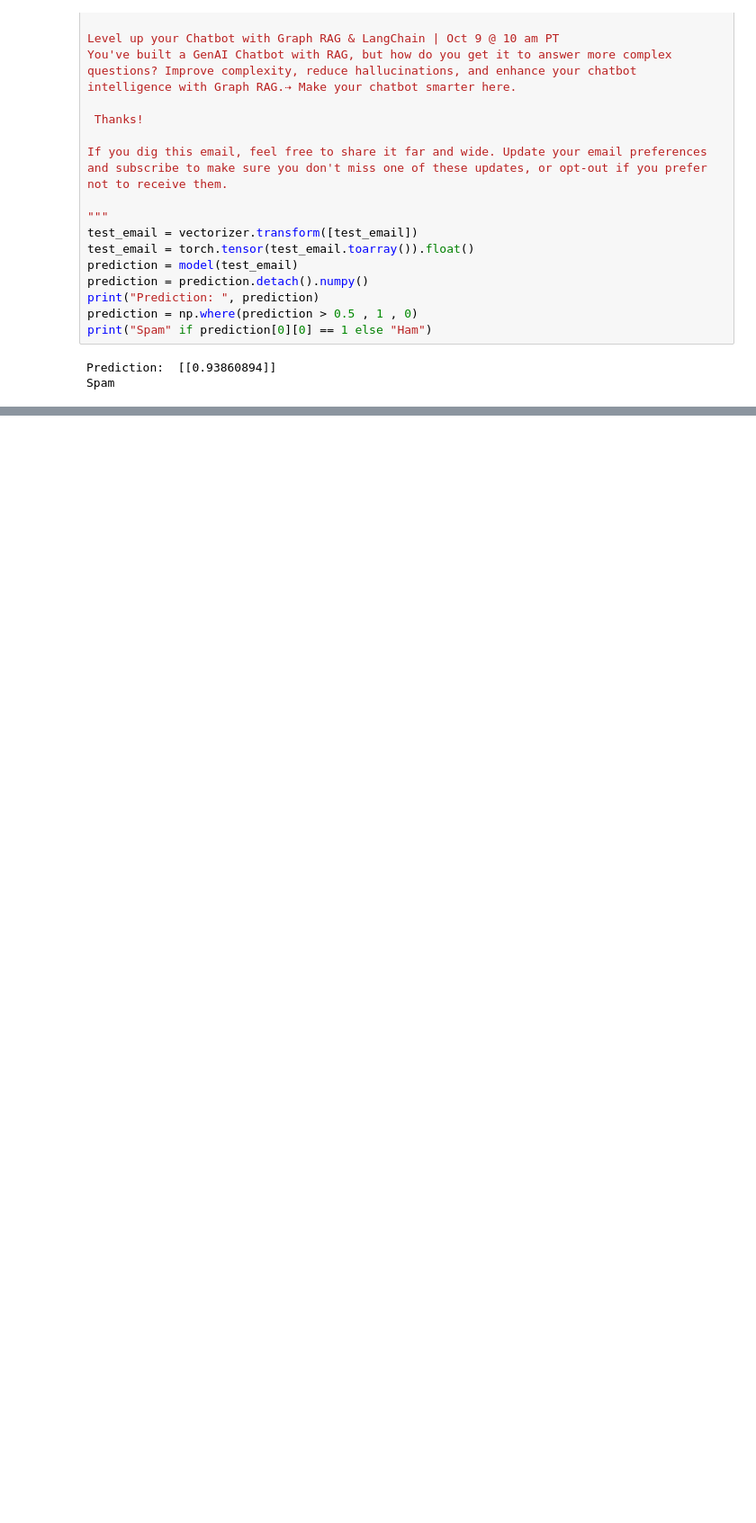
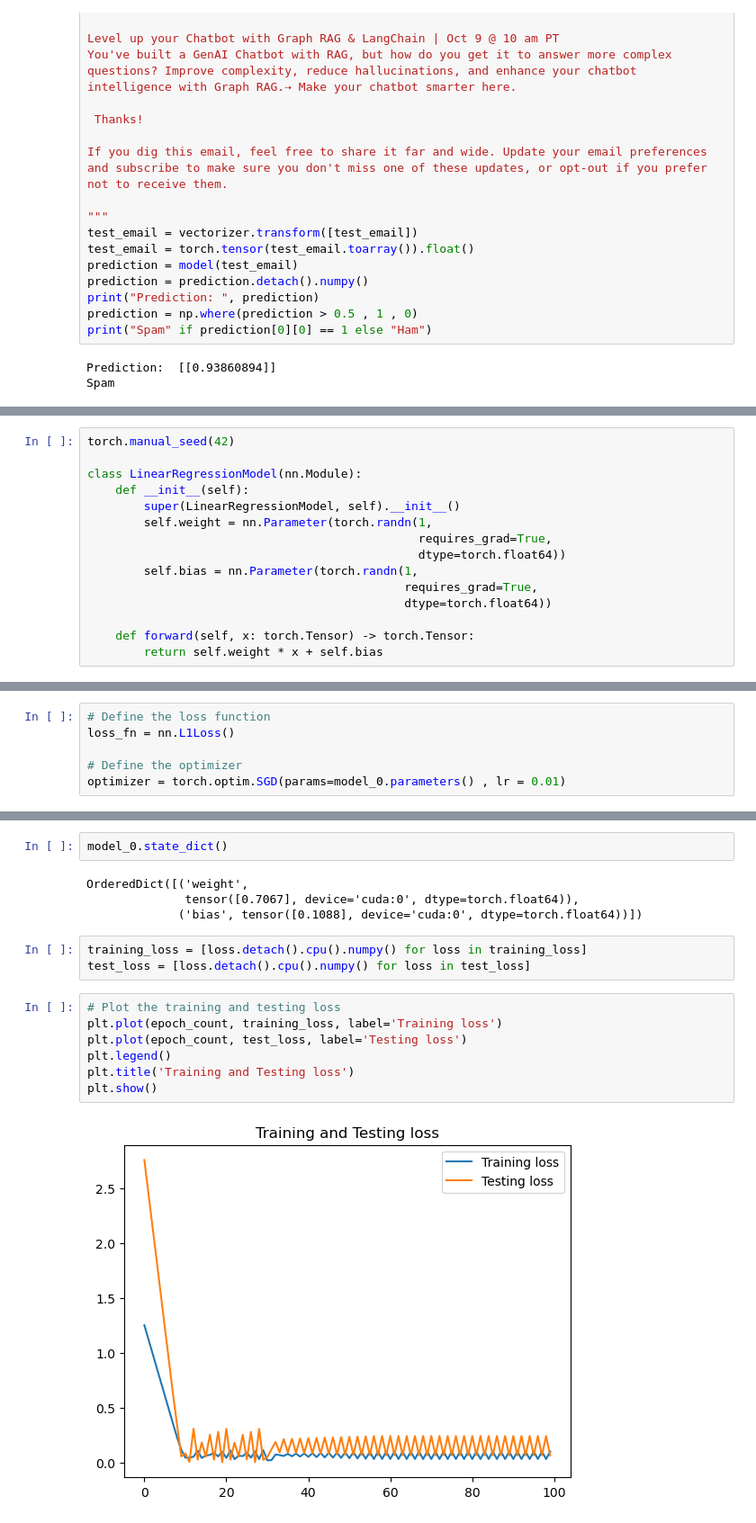
Before and after one commit to kowshik24/pytorch-practice, a Jupyter notebook: Introduction-Pytorch.ipynb, the cells around one changed output, grey strips where cells are left out. Shown at 90% size. Saved outputs shown, nothing was run; the diff lists cells and outputs as text; blank space fills up the shorter version.

```diff
--- a/Introduction-Pytorch.ipynb
+++ b/Introduction-Pytorch.ipynb
@@ -557,0 +597,15 @@ Spam
+# %%
+torch.manual_seed(42)
+
+class LinearRegressionModel(nn.Module):
+    def __init__(self):
+        super(LinearRegressionModel, self).__init__()
+        self.weight = nn.Parameter(torch.randn(1,
+                                               requires_grad=True,
+                                               dtype=torch.float64))
+        self.bias = nn.Parameter(torch.randn(1,
+                                             requires_grad=True,
+                                             dtype=torch.float64))
+
+    def forward(self, x: torch.Tensor) -> torch.Tensor:
+        return self.weight * x + self.bias
@@ -557,0 +627,6 @@ Spam
+# %%
+# Define the loss function
+loss_fn = nn.L1Loss()
+
+# Define the optimizer
+optimizer = torch.optim.SGD(params=model_0.parameters() , lr = 0.01)
@@ -557,0 +683,18 @@ Spam
+# %%
+model_0.state_dict()
+# %% [output]
+OrderedDict([('weight',
+              tensor([0.7067], device='cuda:0', dtype=torch.float64)),
+             ('bias', tensor([0.1088], device='cuda:0', dtype=torch.float64))])
+# %%
+training_loss = [loss.detach().cpu().numpy() for loss in training_loss]
+test_loss = [loss.detach().cpu().numpy() for loss in test_loss]
+# %%
+# Plot the training and testing loss
+plt.plot(epoch_count, training_loss, label='Training loss')
+plt.plot(epoch_count, test_loss, label='Testing loss')
+plt.legend()
+plt.title('Training and Testing loss')
+plt.show()
+# %% [output]
+[figure, added]
```
Also changed, not shown: parts of 11 cells of this notebook.
